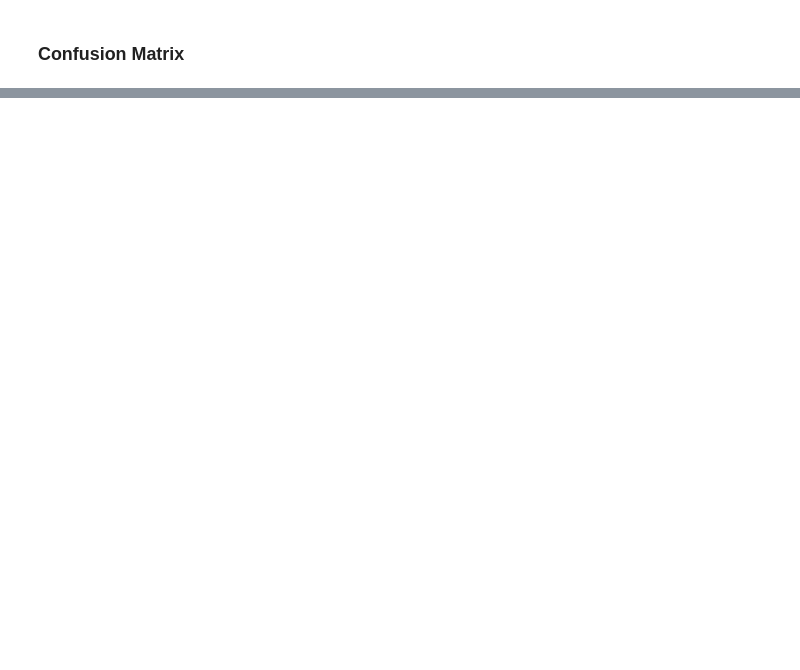
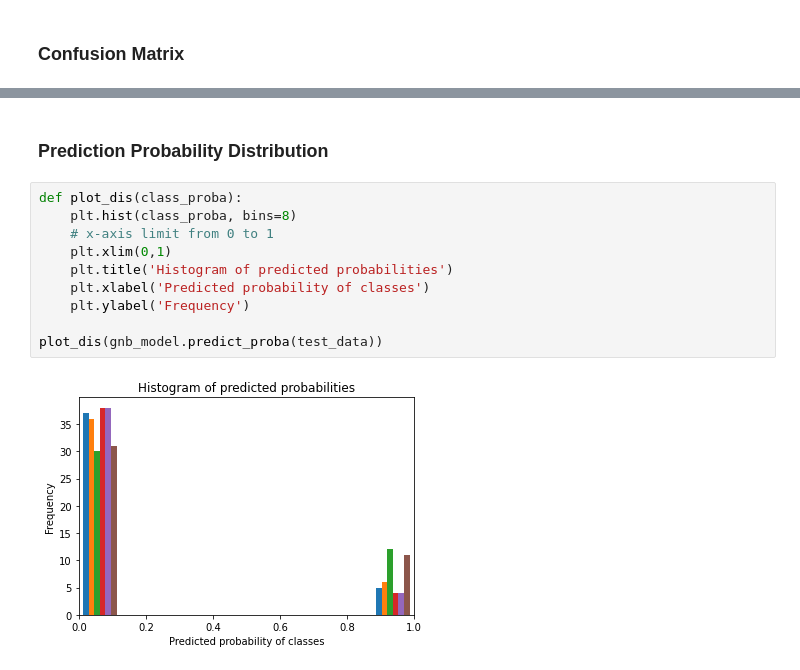
Before and after one commit to jandegen/saki-exercise-1, a Jupyter notebook: gaussian_nb.ipynb, the cells around one changed output, grey strips where cells are left out. Cells and saved outputs as stored; diff of their text form; blank space fills up the shorter version.

```diff
--- a/gaussian_nb.ipynb
+++ b/gaussian_nb.ipynb
@@ -324,0 +368,14 @@ standardOfLiving        0       0        1       0        0                10
+# %% [markdown]
+### Prediction Probability Distribution
+# %%
+def plot_dis(class_proba):
+    plt.hist(class_proba, bins=8)
+    # x-axis limit from 0 to 1
+    plt.xlim(0,1)
+    plt.title('Histogram of predicted probabilities')
+    plt.xlabel('Predicted probability of classes')
+    plt.ylabel('Frequency')
+
+plot_dis(gnb_model.predict_proba(test_data))
+# %% [output]
+[figure, added]
```
Also changed, not shown: parts of 5 cells of this notebook.
